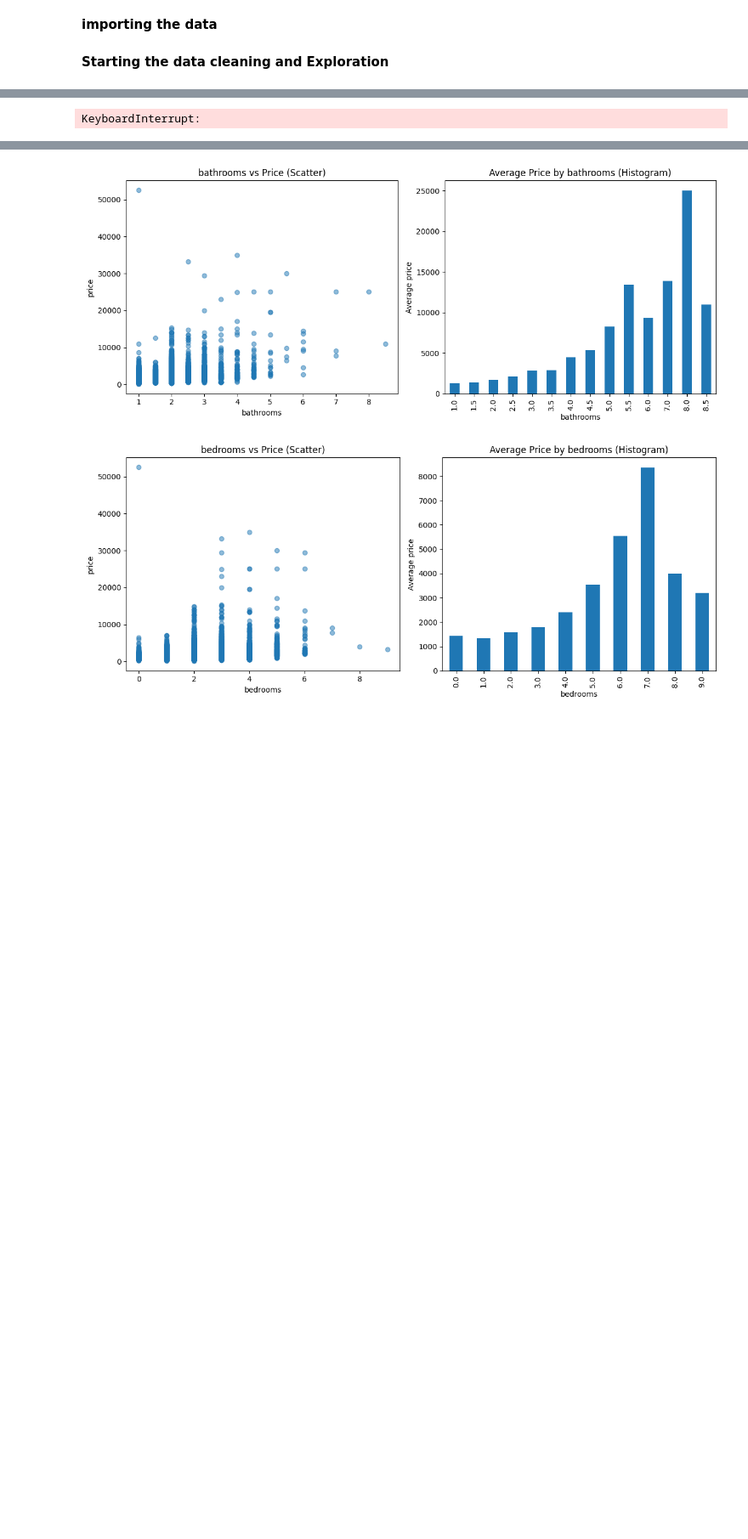
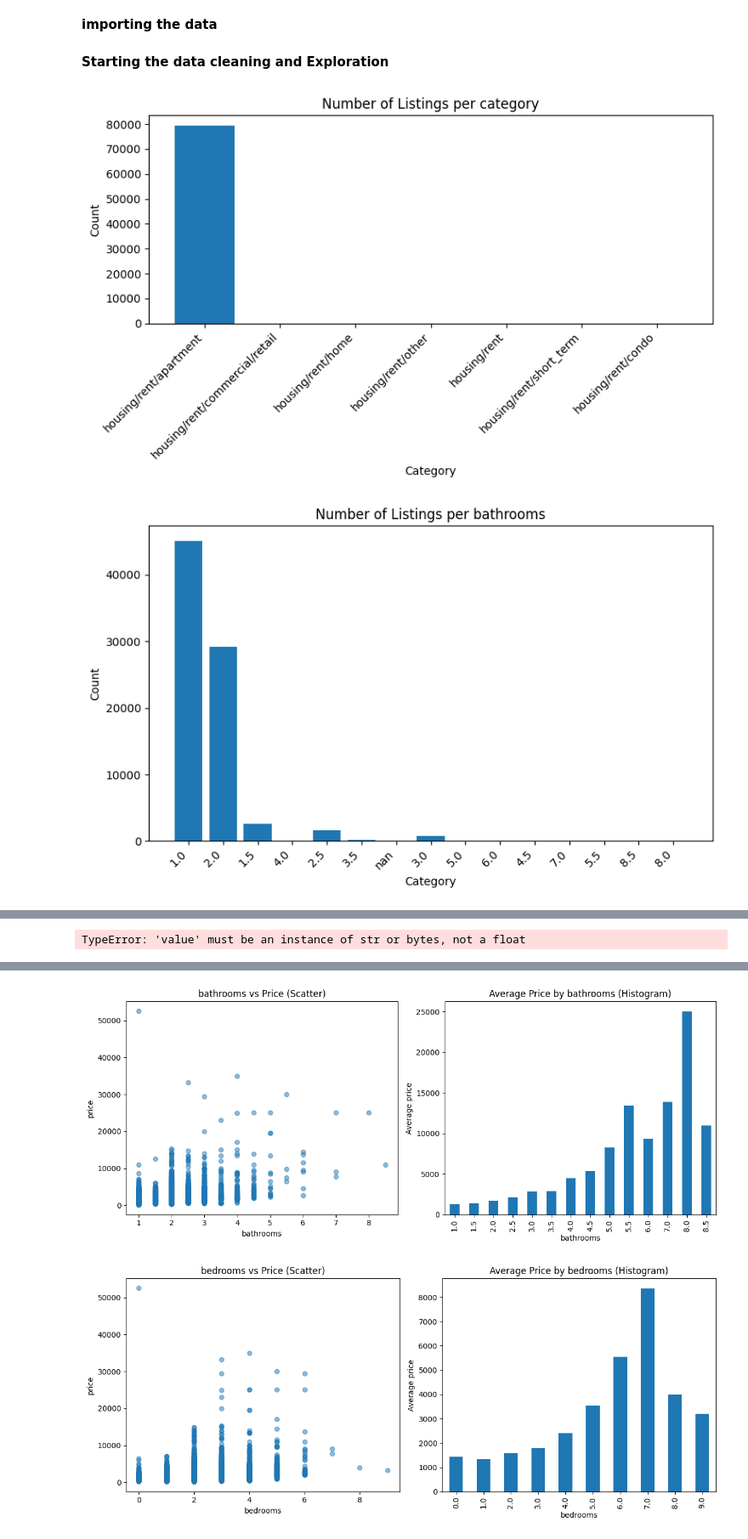
Before and after one commit to giulianaparadiso99/Data-science-lab-process-and-methods, a Jupyter notebook: main.ipynb, the cells around one changed output, grey strips where cells are left out. Shown: that part at 85% size. Saved outputs shown, nothing was run; the diff lists cells and outputs as text; code cells hidden in the pictures; blank space fills up the shorter version.

```diff
--- a/main.ipynb
+++ b/main.ipynb
@@ -12,7 +16,7 @@ evaluate_df = pd.read_csv("evaluation.csv", header = "infer")
 **Starting the data cleaning and Exploration**
 # %%
 #let's do some data exploration
-def stats():
+def stats(df):
     category_numbers = {}
     bathroom_numbers = {}
     bedroom_numbers = {}
@@ -21,31 +25,34 @@ def stats():
         category = df.iloc[i]["category"]
         bathrooms = df.iloc[i]["bathrooms"]
         bedrooms = df.iloc[i]["bedrooms"]
         pets_all = df.iloc[i]["pets_allowed"]
 
         if category not in category_numbers:
             category_numbers[category] = 0
         category_numbers[category]+=1
 
         if str(bathrooms) not in bathroom_numbers:
             bathroom_numbers[str(bathrooms)] = 0
         bathroom_numbers[str(bathrooms)]+=1
 
         if str(bedrooms) not in bedroom_numbers:
             bedroom_numbers[str(bedrooms)] = 0
         bedroom_numbers[str(bedrooms)]+=1
 
         if pets_all not in pets:
             pets[pets_all] = 0
         pets[pets_all]+=1
 
     print_stats(category_numbers.keys(), category_numbers.values(), "category")
     print_stats(bathroom_numbers.keys(), bathroom_numbers.values(), "bathrooms")
     print_stats(bedroom_numbers.keys(), bedroom_numbers.values(), "bedrooms")
     print_stats(pets.keys(), pets.values(),"pets")
 
 
 
-stats()
+stats(df)
+stats(evaluate_df)
 #now i want to explore the relationships between the features and the price:
 # %% [output]
+[figure, added]
+[figure, added]
@@ -52 +64 @@ stats()
-KeyboardInterrupt:
+TypeError: 'value' must be an instance of str or bytes, not a float
```
Also changed, not shown: parts of 8 cells of this notebook.
